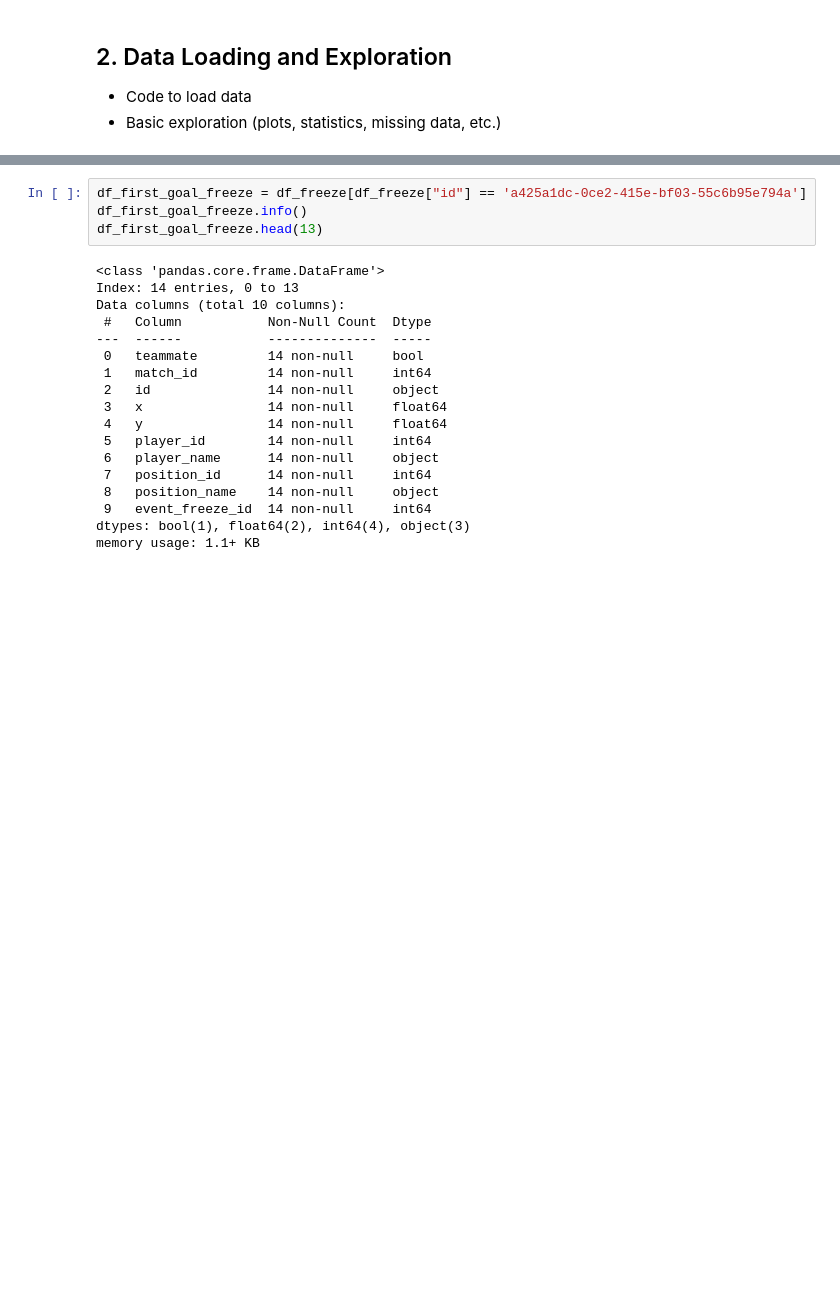
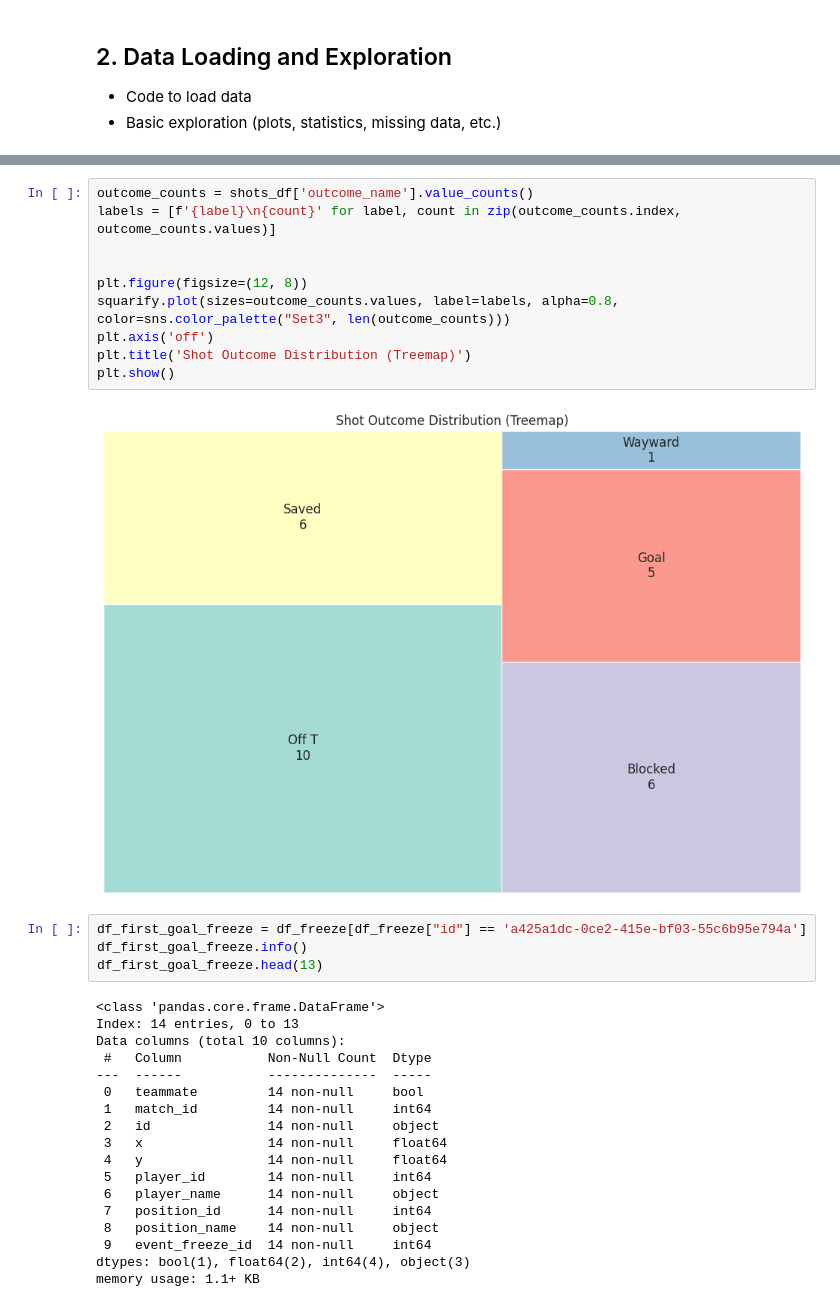
Before and after one commit to IvaroEkel/Probabilistic-Machine-Learning_lecture-PROJECTS, a Jupyter notebook: projects/08-1SHXXXX_football_analytics/notebooks/data_loading_and_exploration.ipynb, the cells around one changed output, grey strips where cells are left out. Saved outputs shown, nothing was run; the diff lists cells and outputs as text; blank space fills up the shorter version.

```diff
--- a/projects/08-1SHXXXX_football_analytics/notebooks/data_loading_and_exploration.ipynb
+++ b/projects/08-1SHXXXX_football_analytics/notebooks/data_loading_and_exploration.ipynb
@@ -294,3 +257,15 @@ plt.show()
+# %%
+outcome_counts = shots_df['outcome_name'].value_counts()
+labels = [f'{label}\n{count}' for label, count in zip(outcome_counts.index, outcome_counts.values)]
+
+
+plt.figure(figsize=(12, 8))
+squarify.plot(sizes=outcome_counts.values, label=labels, alpha=0.8, color=sns.color_palette("Set3", len(outcome_counts)))
+plt.axis('off')
+plt.title('Shot Outcome Distribution (Treemap)')
+plt.show()
+# %% [output]
+[figure, added]
 # %%
 df_first_goal_freeze = df_freeze[df_freeze["id"] == 'a425a1dc-0ce2-415e-bf03-55c6b95e794a']
 df_first_goal_freeze.info()
```
Also changed, not shown: parts of 31 cells of this notebook.
